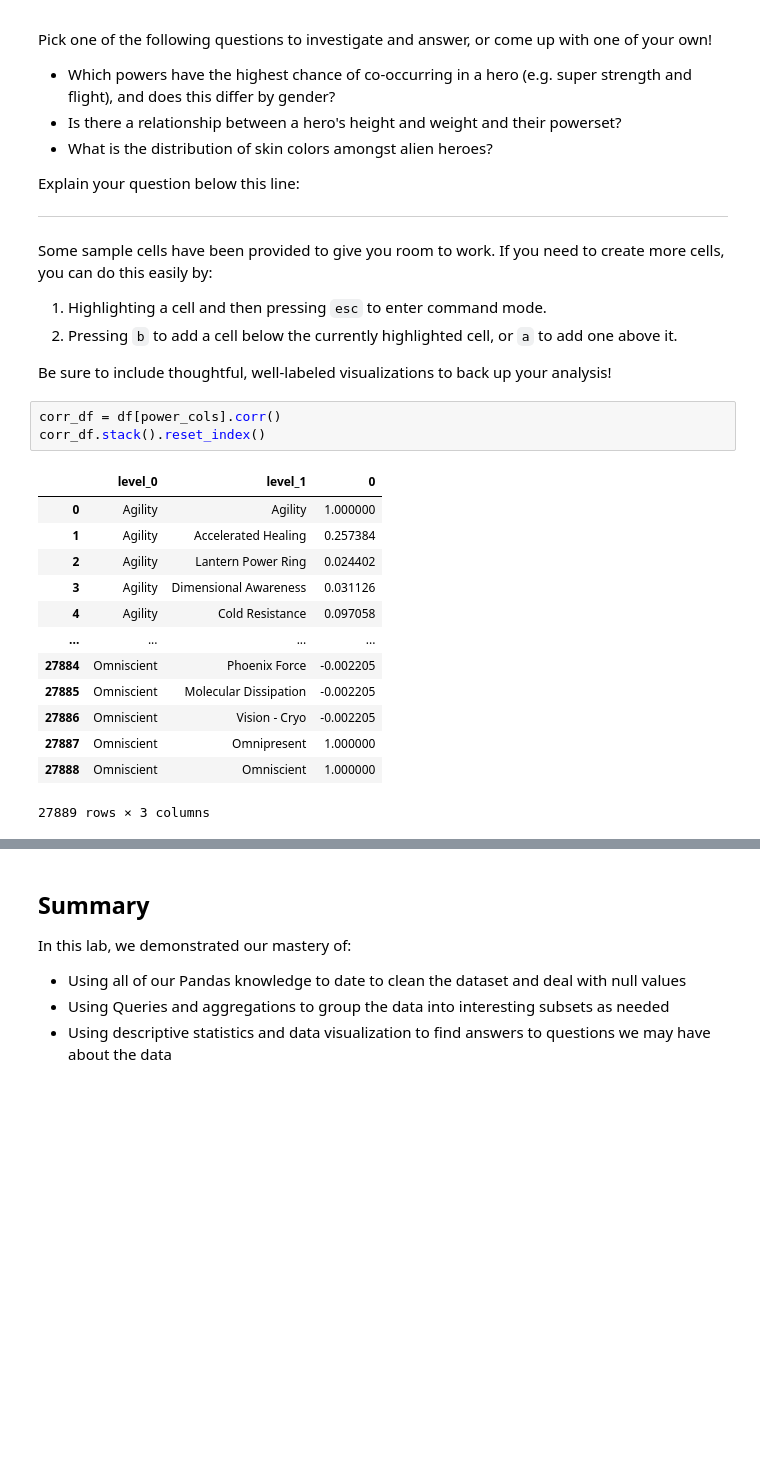
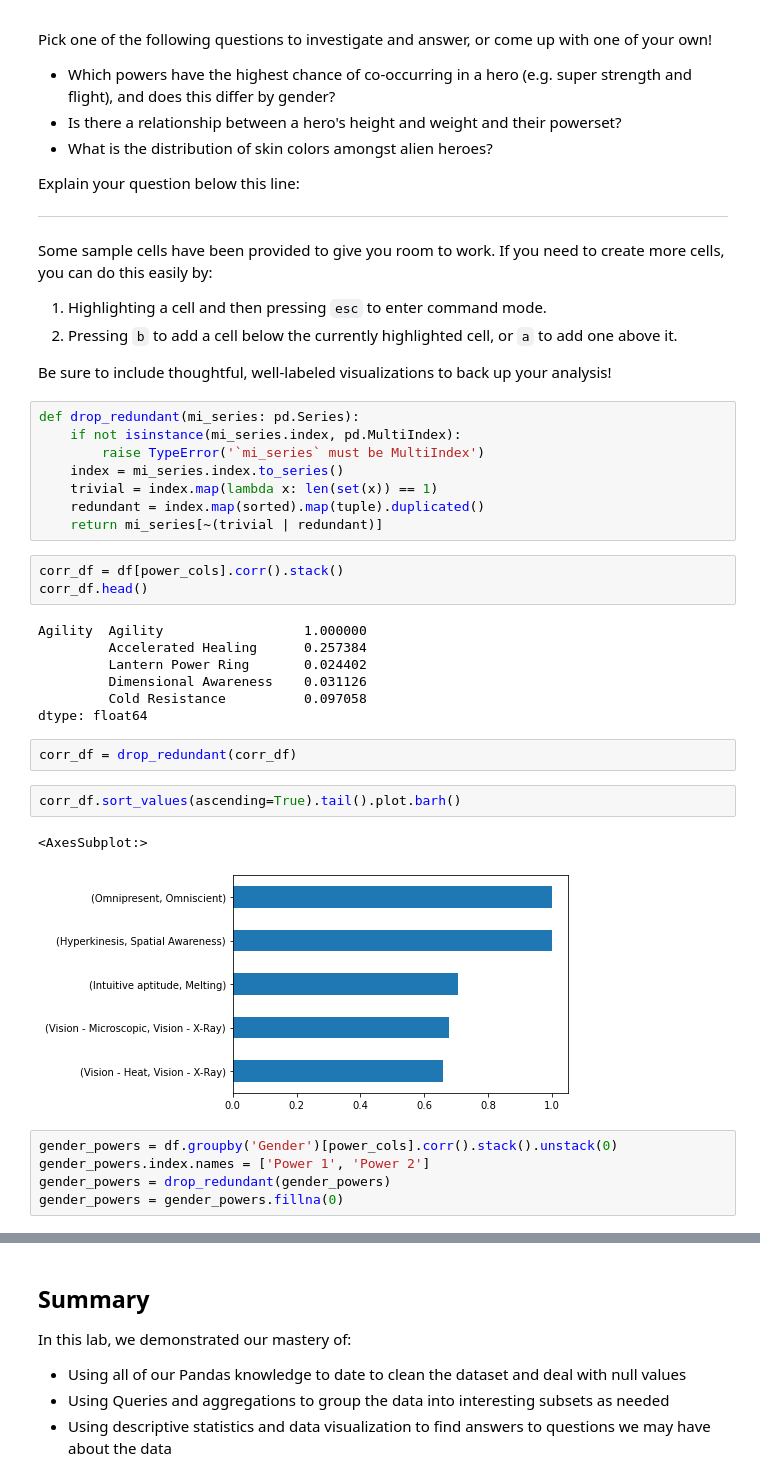
Before and after one commit to ndgigliotti/dsc-data-cleaning-project, a Jupyter notebook: index.ipynb, the cells around one changed output, grey strips where cells are left out. Cells and saved outputs as stored; diff of their text form; blank space fills up the shorter version.

```diff
--- a/index.ipynb
+++ b/index.ipynb
@@ -501,20 +522,33 @@ Some sample cells have been provided to give you room to work. If you need to cr
 1. Pressing `b` to add a cell below the currently highlighted cell, or `a` to add one above it.
 
 Be sure to include thoughtful, well-labeled visualizations to back up your analysis!
+# %%
+def drop_redundant(mi_series: pd.Series):
+    if not isinstance(mi_series.index, pd.MultiIndex):
+        raise TypeError('`mi_series` must be MultiIndex')
+    index = mi_series.index.to_series()
+    trivial = index.map(lambda x: len(set(x)) == 1)
+    redundant = index.map(sorted).map(tuple).duplicated()
+    return mi_series[~(trivial | redundant)]
 # %%
-corr_df = df[power_cols].corr()
-corr_df.stack().reset_index()
+corr_df = df[power_cols].corr().stack()
+corr_df.head()
 # %% [output]
-|  | level_0 | level_1 | 0 |
-| 0 | Agility | Agility | 1.000000 |
-| 1 | Agility | Accelerated Healing | 0.257384 |
-| 2 | Agility | Lantern Power Ring | 0.024402 |
-| 3 | Agility | Dimensional Awareness | 0.031126 |
-| 4 | Agility | Cold Resistance | 0.097058 |
-| ... | ... | ... | ... |
-| 27884 | Omniscient | Phoenix Force | -0.002205 |
-| 27885 | Omniscient | Molecular Dissipation | -0.002205 |
-| 27886 | Omniscient | Vision - Cryo | -0.002205 |
-| 27887 | Omniscient | Omnipresent | 1.000000 |
-| 27888 | Omniscient | Omniscient | 1.000000 |
-27889 rows × 3 columns
+Agility  Agility                  1.000000
+         Accelerated Healing      0.257384
+         Lantern Power Ring       0.024402
+         Dimensional Awareness    0.031126
+         Cold Resistance          0.097058
+dtype: float64
+# %%
+corr_df = drop_redundant(corr_df)
+# %%
+corr_df.sort_values(ascending=True).tail().plot.barh()
+# %% [output]
+<AxesSubplot:>
+[figure, added]
+# %%
+gender_powers = df.groupby('Gender')[power_cols].corr().stack().unstack(0)
+gender_powers.index.names = ['Power 1', 'Power 2']
+gender_powers = drop_redundant(gender_powers)
+gender_powers = gender_powers.fillna(0)
```
Also changed, not shown: parts of 8 cells of this notebook.
